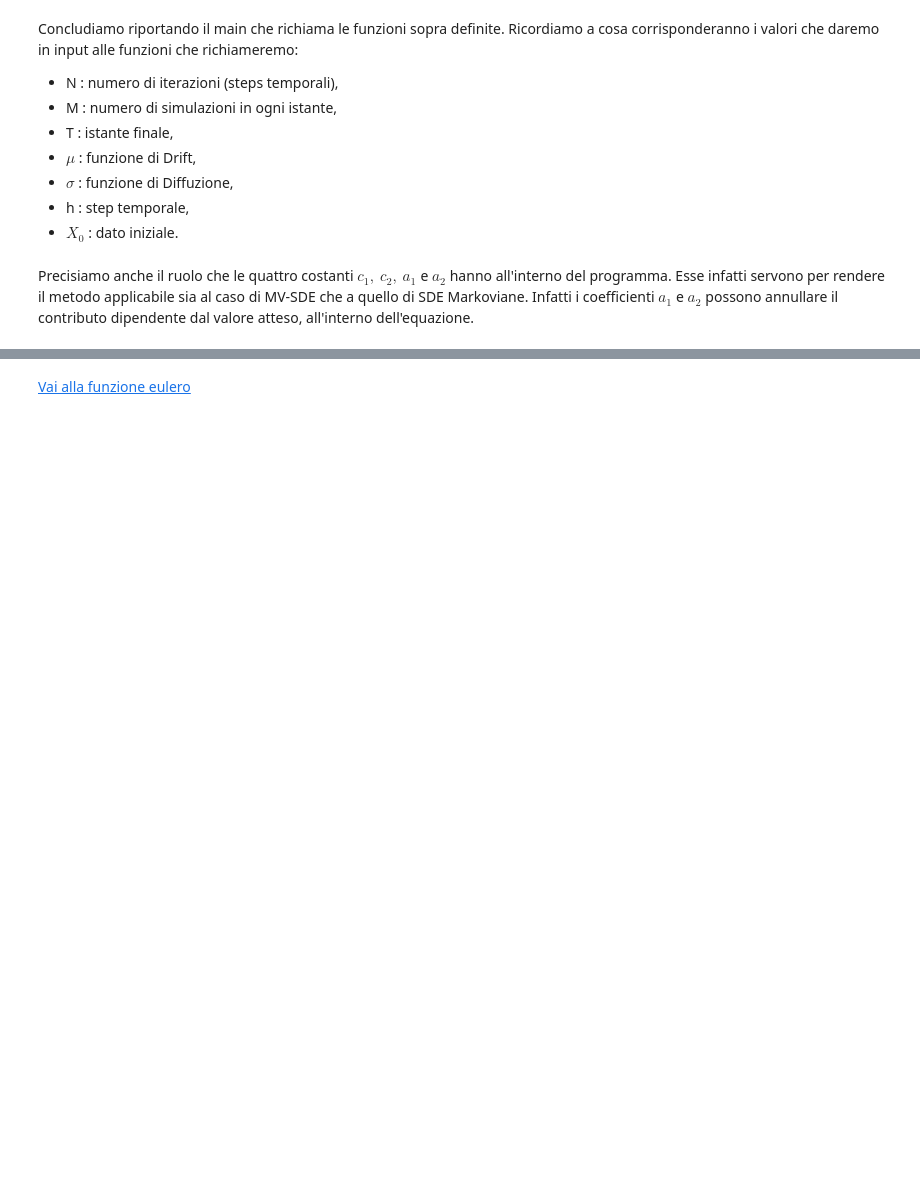
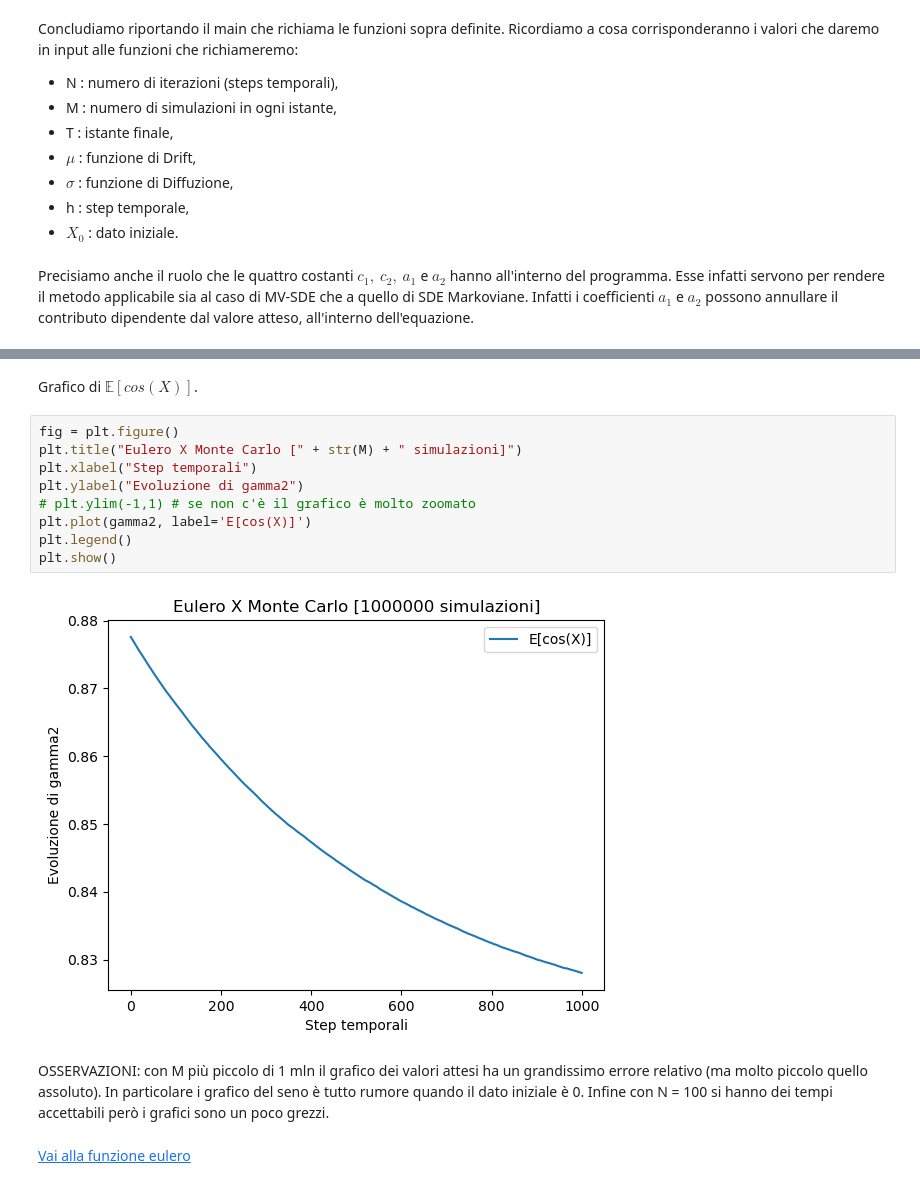
Before and after one commit to amatoandre/TESI, a Jupyter notebook: KURAMOTO.ipynb, the cells around one changed output, grey strips where cells are left out. Drawn from its saved outputs; the diff is of its cells as text; blank space fills up the shorter version.

```diff
--- a/KURAMOTO.ipynb
+++ b/KURAMOTO.ipynb
@@ -146,3 +118,18 @@ plt.show()
+# %% [markdown]
+Grafico di $\mathbb{E}[cos(X)]$.
+# %%
+fig = plt.figure()
+plt.title("Eulero X Monte Carlo [" + str(M) + " simulazioni]")
+plt.xlabel("Step temporali")
+plt.ylabel("Evoluzione di gamma2")
+# plt.ylim(-1,1) # se non c'è il grafico è molto zoomato
+plt.plot(gamma2, label='E[cos(X)]')
+plt.legend()
+plt.show()
+# %% [output]
+[figure, added]
+# %% [markdown]
+OSSERVAZIONI: con M più piccolo di 1 mln il grafico dei valori attesi ha un grandissimo errore relativo (ma molto piccolo quello assoluto). In particolare i grafico del seno è tutto rumore quando il dato iniziale è 0. Infine con N = 100  si hanno dei tempi accettabili però i grafici sono un poco grezzi.
 # %% [markdown]
 [Vai alla funzione eulero](#eulero)
 # %% [markdown]
```
Also changed, not shown: parts of 7 cells of this notebook.
